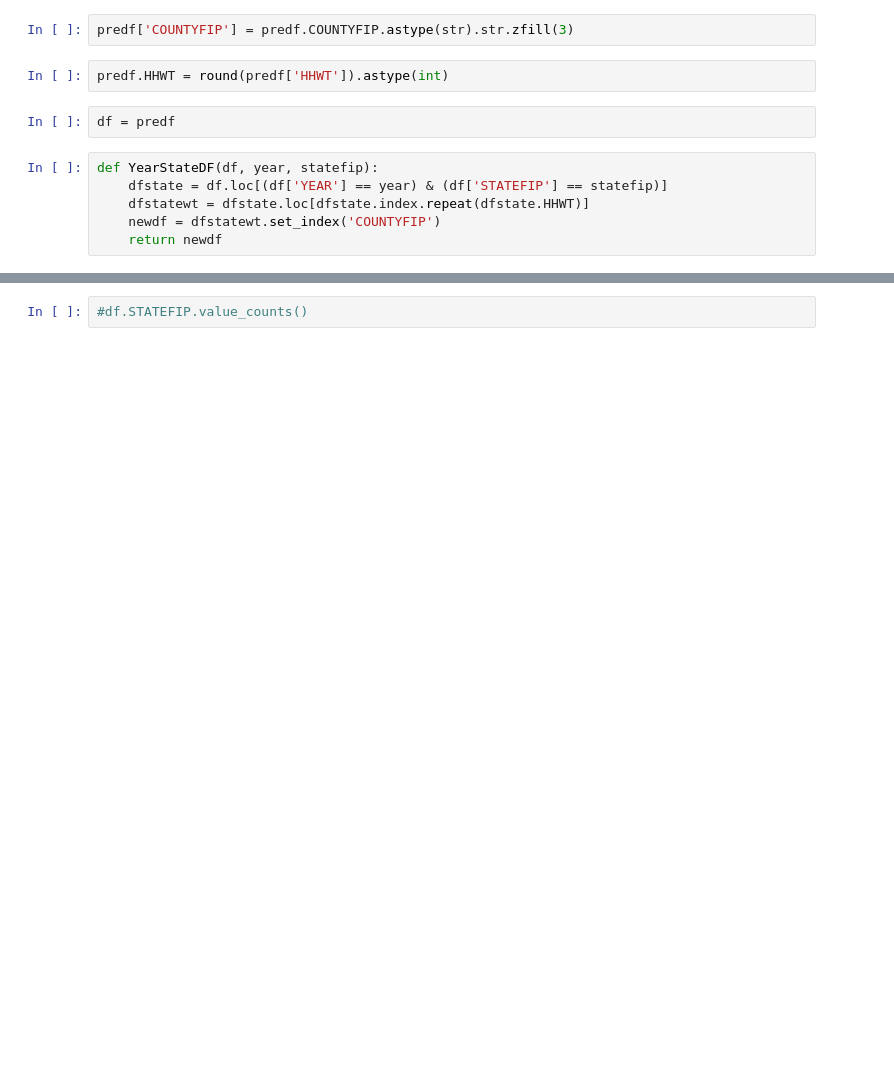
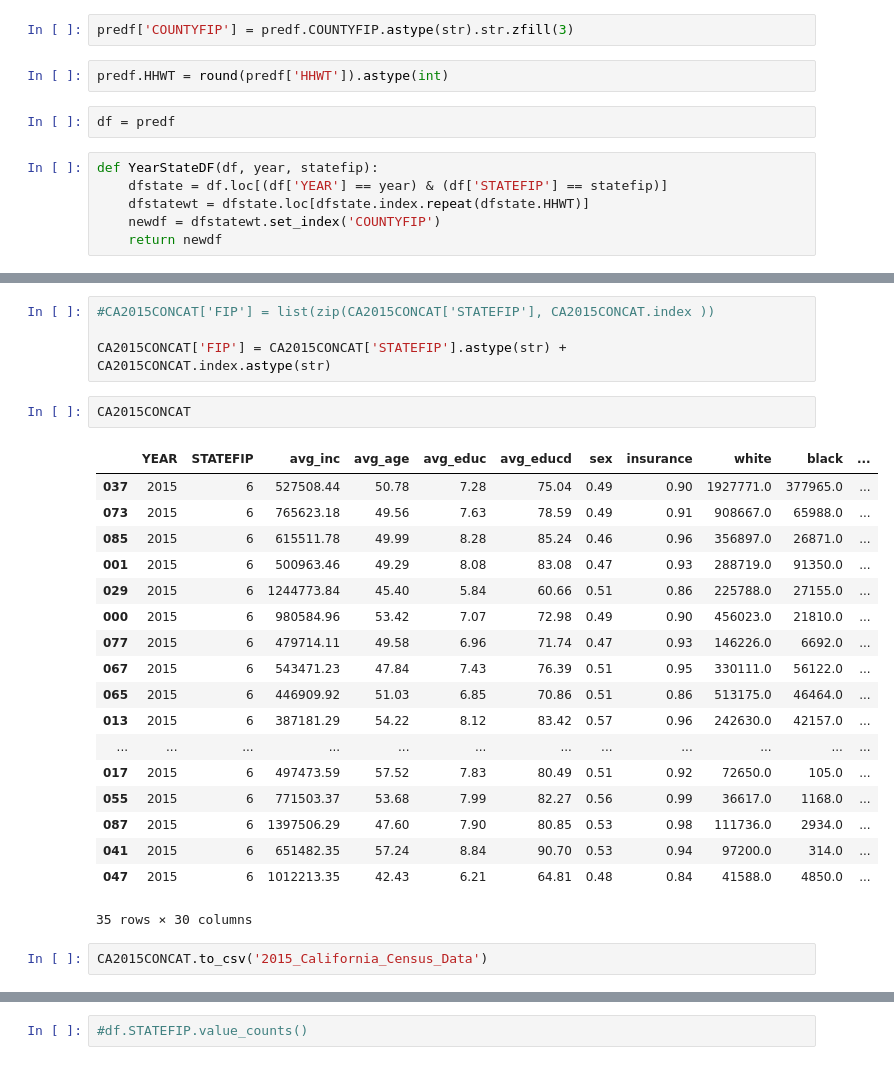
Before and after one commit to john-c-simmons/pres_election, a Jupyter notebook: notebooks/cc/Census_Data.ipynb, the cells around one changed output, grey strips where cells are left out. Saved outputs shown, nothing was run; the diff lists cells and outputs as text; blank space fills up the shorter version.

Commit message:
2015 california

```diff
--- a/notebooks/cc/Census_Data.ipynb
+++ b/notebooks/cc/Census_Data.ipynb
@@ -84,0 +243,27 @@ pd.DataFrame(df.groupby(['STATEFIP', 'COUNTYFIP']).count().T.sum()).reset_index(
+# %%
+#CA2015CONCAT['FIP'] = list(zip(CA2015CONCAT['STATEFIP'], CA2015CONCAT.index ))
+
+CA2015CONCAT['FIP'] = CA2015CONCAT['STATEFIP'].astype(str) + CA2015CONCAT.index.astype(str)
+# %%
+CA2015CONCAT
+# %% [output]
+|  | YEAR | STATEFIP | avg_inc | avg_age | avg_educ | avg_educd | sex | insurance | white | black | ... |
+| 037 | 2015 | 6 | 527508.44 | 50.78 | 7.28 | 75.04 | 0.49 | 0.90 | 1927771.0 | 377965.0 | ... |
+| 073 | 2015 | 6 | 765623.18 | 49.56 | 7.63 | 78.59 | 0.49 | 0.91 | 908667.0 | 65988.0 | ... |
+| 085 | 2015 | 6 | 615511.78 | 49.99 | 8.28 | 85.24 | 0.46 | 0.96 | 356897.0 | 26871.0 | ... |
+| 001 | 2015 | 6 | 500963.46 | 49.29 | 8.08 | 83.08 | 0.47 | 0.93 | 288719.0 | 91350.0 | ... |
+| 029 | 2015 | 6 | 1244773.84 | 45.40 | 5.84 | 60.66 | 0.51 | 0.86 | 225788.0 | 27155.0 | ... |
+| 000 | 2015 | 6 | 980584.96 | 53.42 | 7.07 | 72.98 | 0.49 | 0.90 | 456023.0 | 21810.0 | ... |
+| 077 | 2015 | 6 | 479714.11 | 49.58 | 6.96 | 71.74 | 0.47 | 0.93 | 146226.0 | 6692.0 | ... |
+| 067 | 2015 | 6 | 543471.23 | 47.84 | 7.43 | 76.39 | 0.51 | 0.95 | 330111.0 | 56122.0 | ... |
+| 065 | 2015 | 6 | 446909.92 | 51.03 | 6.85 | 70.86 | 0.51 | 0.86 | 513175.0 | 46464.0 | ... |
+| 013 | 2015 | 6 | 387181.29 | 54.22 | 8.12 | 83.42 | 0.57 | 0.96 | 242630.0 | 42157.0 | ... |
+| ... | ... | ... | ... | ... | ... | ... | ... | ... | ... | ... | ... |
+| 017 | 2015 | 6 | 497473.59 | 57.52 | 7.83 | 80.49 | 0.51 | 0.92 | 72650.0 | 105.0 | ... |
+| 055 | 2015 | 6 | 771503.37 | 53.68 | 7.99 | 82.27 | 0.56 | 0.99 | 36617.0 | 1168.0 | ... |
+| 087 | 2015 | 6 | 1397506.29 | 47.60 | 7.90 | 80.85 | 0.53 | 0.98 | 111736.0 | 2934.0 | ... |
+| 041 | 2015 | 6 | 651482.35 | 57.24 | 8.84 | 90.70 | 0.53 | 0.94 | 97200.0 | 314.0 | ... |
+| 047 | 2015 | 6 | 1012213.35 | 42.43 | 6.21 | 64.81 | 0.48 | 0.84 | 41588.0 | 4850.0 | ... |
+35 rows × 30 columns
+# %%
+CA2015CONCAT.to_csv('2015_California_Census_Data')
```
Also changed, not shown: parts of 46 cells of this notebook, 1 other file.
